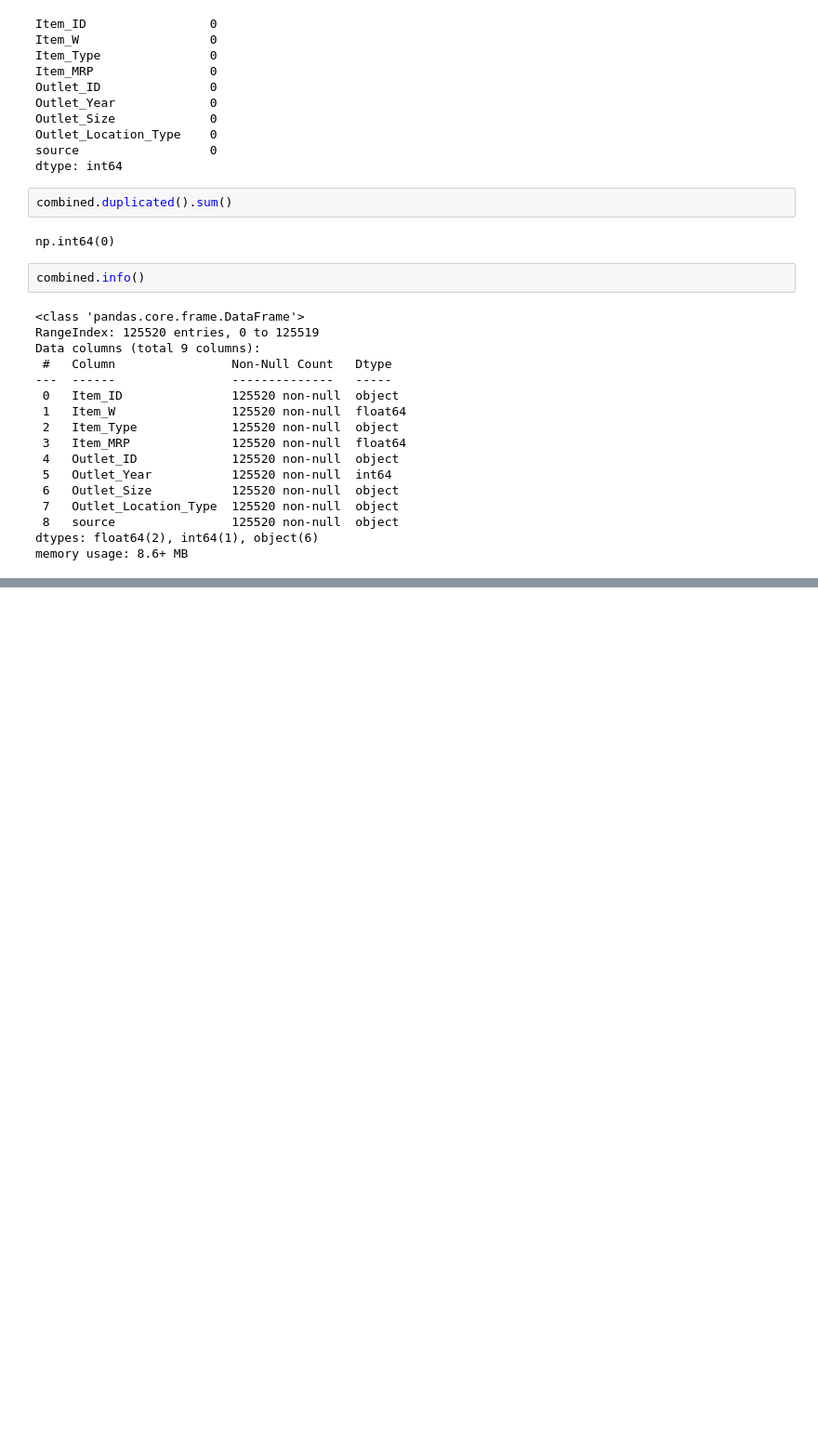
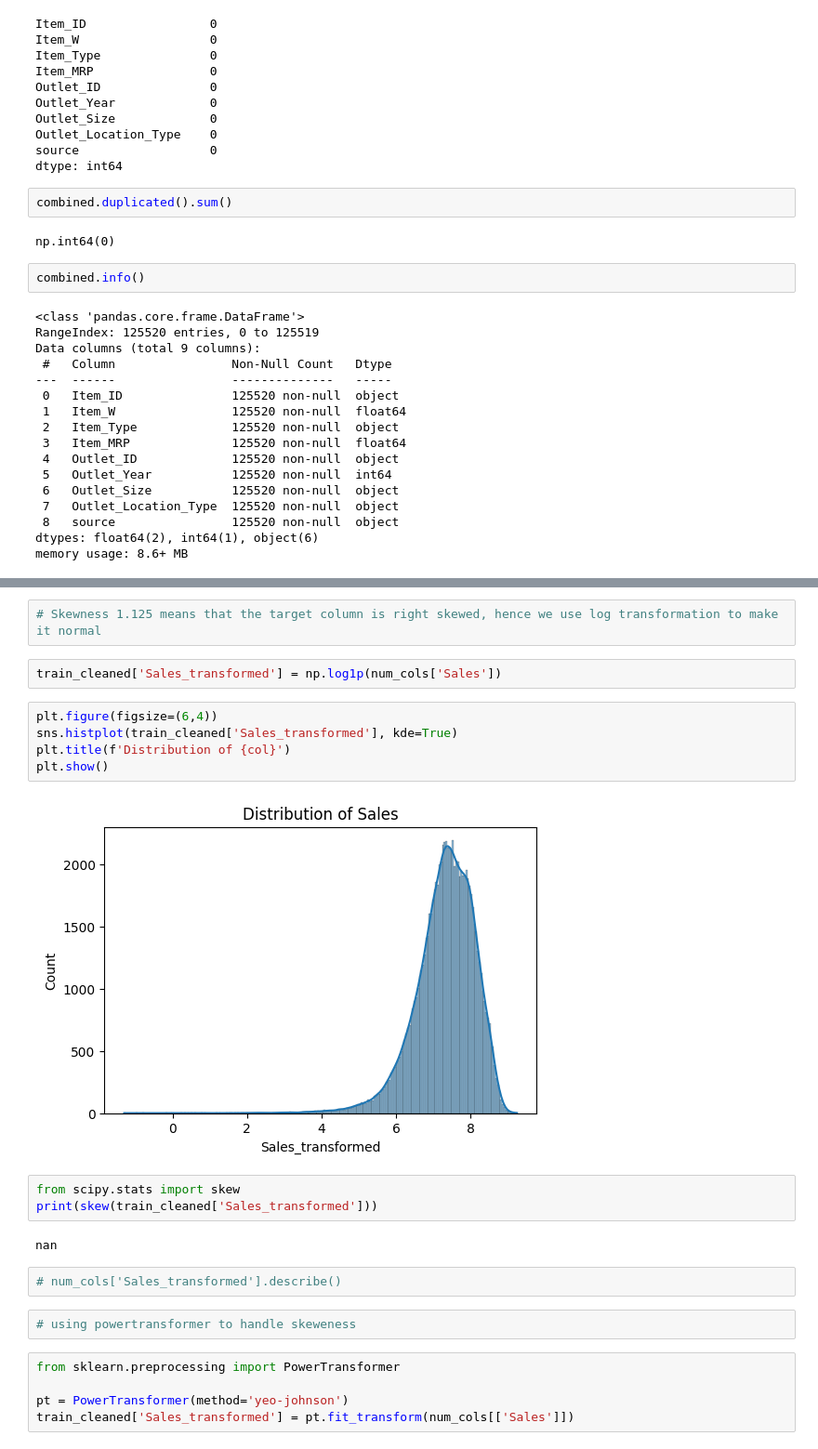
Before and after one commit to riwaz-joshi08/Supermarket_Data_Analysis, a Jupyter notebook: Supermarket_Data_Analysis.ipynb, the cells around one changed output, grey strips where cells are left out. Shown: that part at 93% size. Cells and saved outputs as stored; diff of their text form; blank space fills up the shorter version.

```diff
--- a/Supermarket_Data_Analysis.ipynb
+++ b/Supermarket_Data_Analysis.ipynb
@@ -115,0 +192,25 @@ categorical_columns=combined.select_dtypes(exclude=['int','float','number'])
+# %%
+# Skewness 1.125 means that the target column is right skewed, hence we use log transformation to make it normal
+# %%
+train_cleaned['Sales_transformed'] = np.log1p(num_cols['Sales'])
+# %%
+plt.figure(figsize=(6,4))
+sns.histplot(train_cleaned['Sales_transformed'], kde=True)
+plt.title(f'Distribution of {col}')
+plt.show()
+# %% [output]
+[figure, added]
+# %%
+from scipy.stats import skew
+print(skew(train_cleaned['Sales_transformed']))
+# %% [output]
+nan
+# %%
+# num_cols['Sales_transformed'].describe()
+# %%
+# using powertransformer to handle skeweness
+# %%
+from sklearn.preprocessing import PowerTransformer
+
+pt = PowerTransformer(method='yeo-johnson')
+train_cleaned['Sales_transformed'] = pt.fit_transform(num_cols[['Sales']])
```
Also changed, not shown: parts of 21 cells of this notebook.
